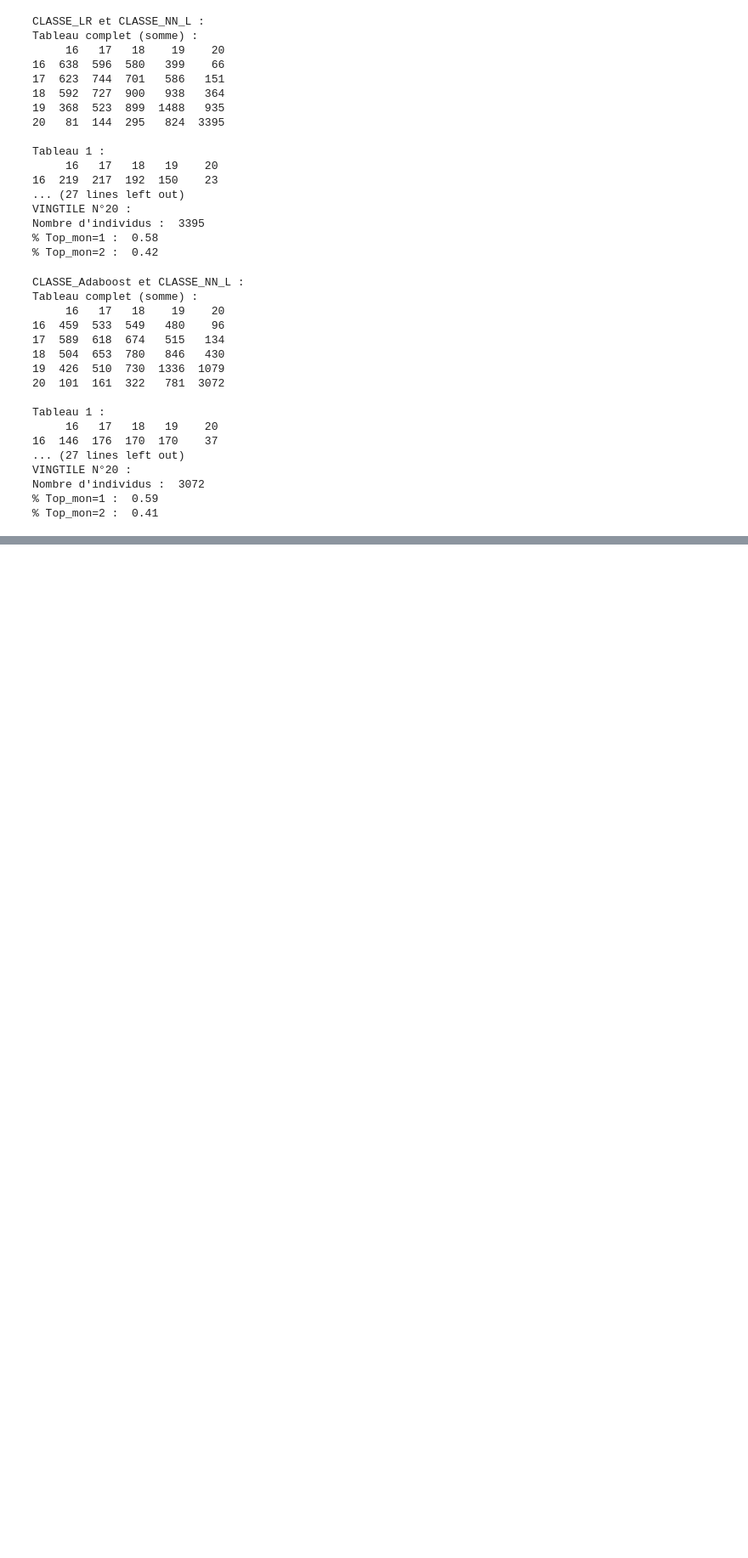
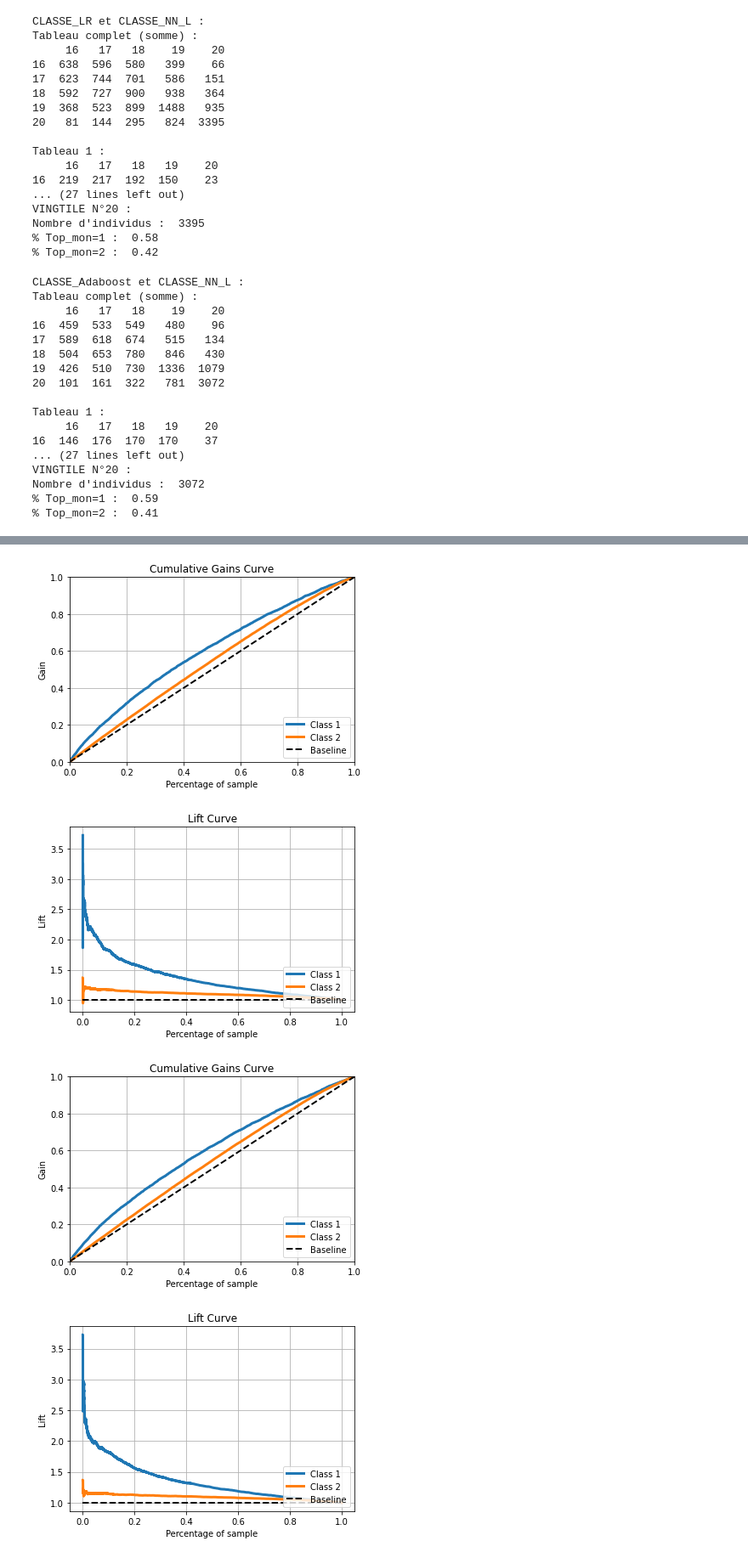
Before and after one commit to christian235711/Predict_models_fdf21, a Jupyter notebook: FDF21_Comparaison.ipynb, the cells around one changed output, grey strips where cells are left out. Shown at 85% size. Saved outputs shown, nothing was run; the diff lists cells and outputs as text; code cells hidden in the pictures; blank space fills up the shorter version.

```diff
--- a/FDF21_Comparaison.ipynb
+++ b/FDF21_Comparaison.ipynb
@@ -1325,0 +1431,17 @@ Text(0, 0.5, 'Precision')
+# %%
+import scikitplot as skplt
+def courbe_lift(model, X_train, y_train, X_test, y_test):  #train_X_s, train_Y_s, test_X_s, test_Y_s
+    model.fit(X_train, y_train)
+    predicted_probas = model.predict_proba(X_test)
+    # The magic happens here
+    skplt.metrics.plot_cumulative_gain(y_test, predicted_probas)
+    skplt.metrics.plot_lift_curve(y_test, predicted_probas)
+# %%
+courbe_lift(final_model_AdaBoost, train_X_s, train_Y_s, test_X_s, test_Y_s)
+courbe_lift(final_model_RandomForestClassifier, train_X_s, train_Y_s, test_X_s, test_Y_s)
+courbe_lift(final_model_LogisticRegression, train_X_s, train_Y_s, test_X_s, test_Y_s)
+# %% [output]
+[figure, added]
+[figure, added]
+[figure, added]
+[figure, added]
```
Also changed, not shown: parts of 32 cells of this notebook.
